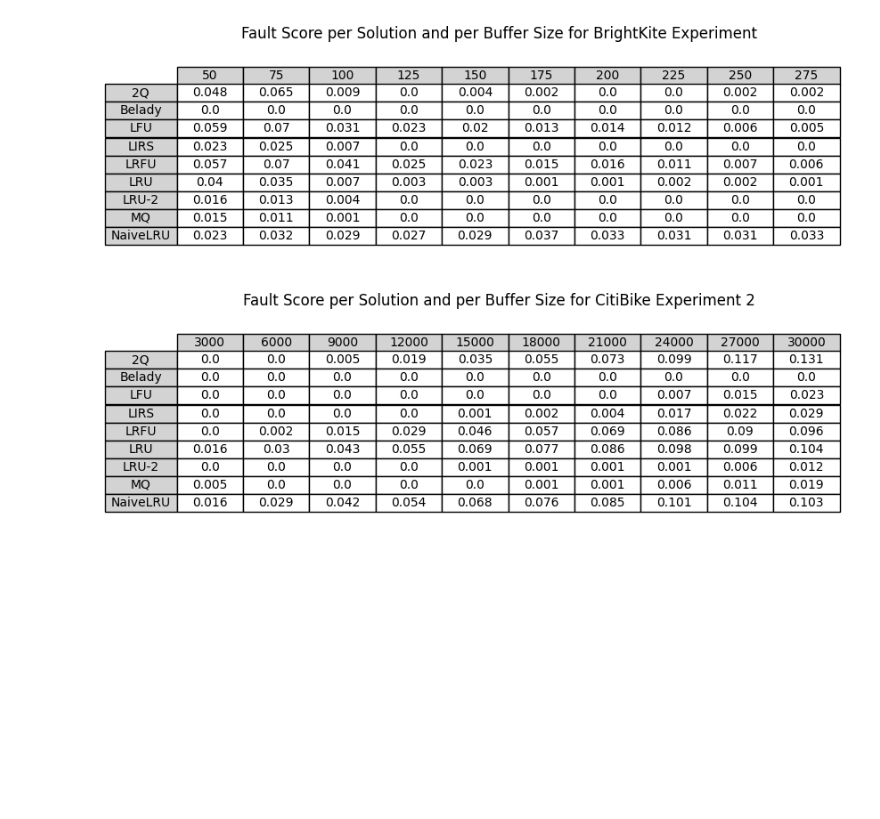
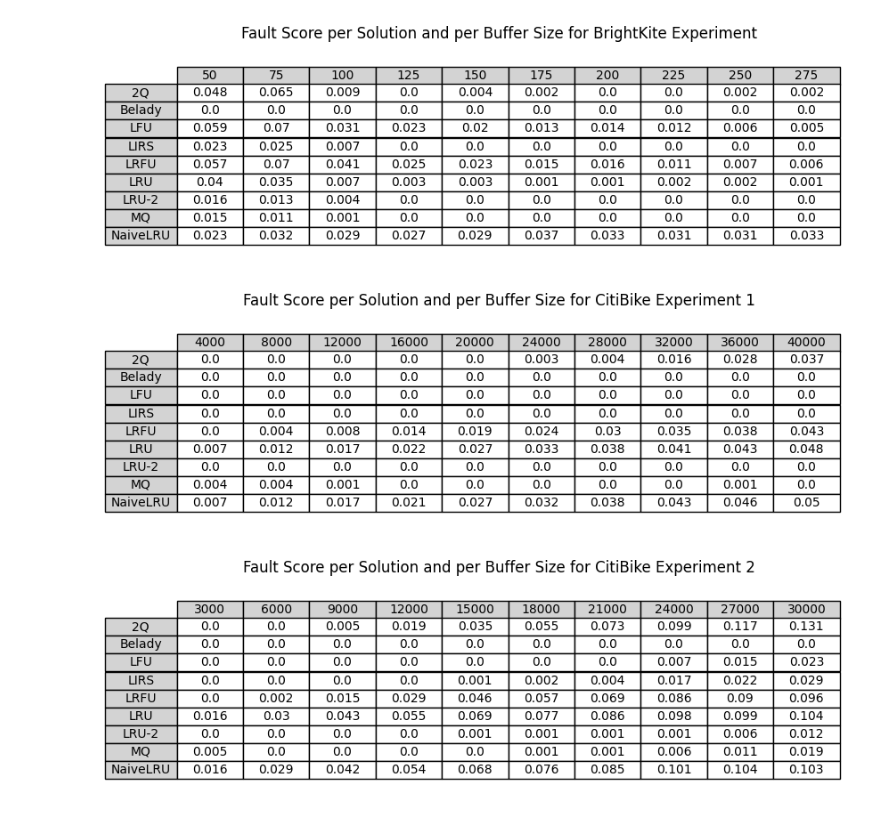
Before and after one commit to humbertoyusta/buffer-sharing-in-multi-tenant-db, a Jupyter notebook: scripts/exp_results_processing/hit_ratio_per_cache_size.ipynb, the cells around one changed output. Drawn from its saved outputs; the diff is of its cells as text; code cells hidden in the pictures; blank space fills up the shorter version.

Commit message:
feat/adding-citibike-1-table

```diff
--- a/scripts/exp_results_processing/hit_ratio_per_cache_size.ipynb
+++ b/scripts/exp_results_processing/hit_ratio_per_cache_size.ipynb
@@ -214,6 +214,50 @@ table_fault_score_per_solution_rounded.to_csv(
 )
 # %% [output]
 [figure]
+# %%
+table_fault_score_per_solution = df[
+    (df["Experiment"] == "experiment_2") & (df["Solution Name"] != "Judge")
+].pivot_table(
+    index="Solution Name", columns="Buffer Size", values="Fault Score", aggfunc="mean"
+)
+
+table_fault_score_per_solution_rounded = table_fault_score_per_solution.round(3)
+
+fig, ax = plt.subplots(figsize=(8, 3))
+fig.suptitle(
+    "Fault Score per Solution and per Buffer Size for CitiBike Experiment 1",
+    fontsize=12,
+)
+ax.axis("off")
+
+table = ax.table(
+    cellText=table_fault_score_per_solution_rounded.values,
+    rowLabels=table_fault_score_per_solution_rounded.index,
+    colLabels=table_fault_score_per_solution_rounded.columns,
+    cellLoc="center",
+    rowLoc="center",
+    loc="center",
+)
+
+table.auto_set_font_size(False)
+table.set_fontsize(10)
+table.scale(1.2, 1.2)
+
+for pos, cell in table.get_celld().items():
+    if pos[0] == 0 or pos[1] == -1:
+        cell.set_facecolor("lightgray")
+
+plt.savefig(
+    "../../experiments/tables/fault_score_per_buffer_size_citibike_1",
+    bbox_inches="tight",
+    dpi=300,
+)
+
+table_fault_score_per_solution_rounded.to_csv(
+    "../../experiments/tables/fault_score_per_buffer_size_citibike_1.csv"
+)
+# %% [output]
+[figure, added]
 # %%
 table_fault_score_per_solution = df[
     (df["Experiment"] == "experiment_3") & (df["Solution Name"] != "Judge")
```
Also changed, not shown: 2 other files.
